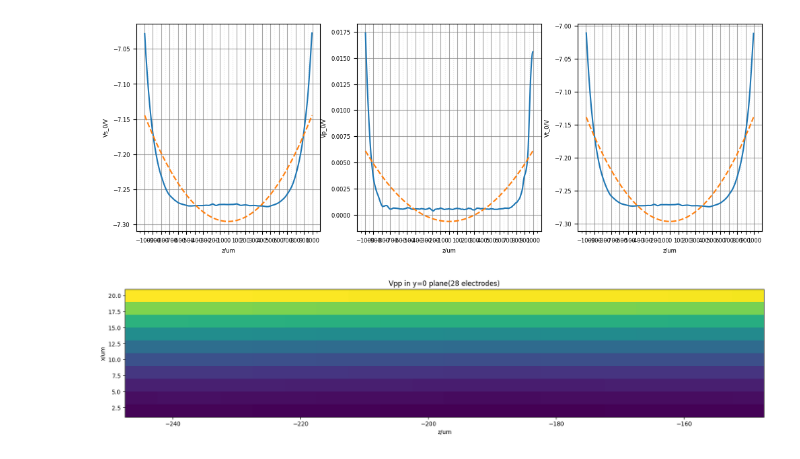
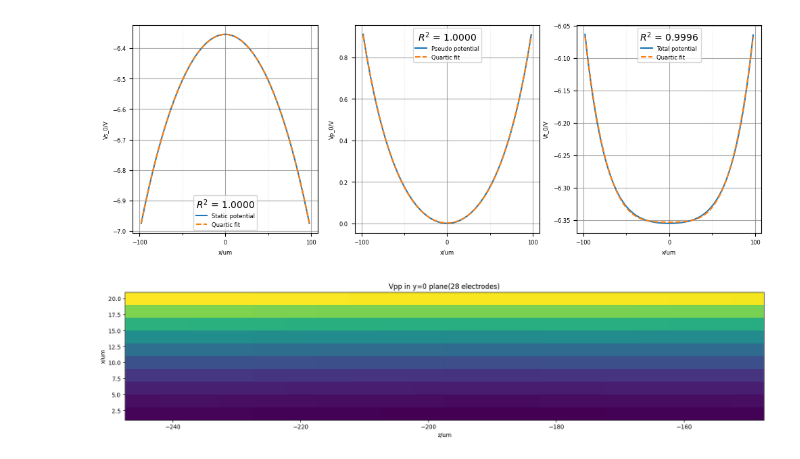
Before and after one commit to ylctql/ion-dynamic-simulation, a Jupyter notebook: src/field.ipynb, the cells around one changed output. Drawn from its saved outputs; the diff is of its cells as text; code cells hidden in the pictures.

```diff
--- a/src/field.ipynb
+++ b/src/field.ipynb
@@ -12,10 +12,10 @@ flag_smoothing=True #是否对导入的电势场格点数据做平滑化，如
 num_electrodes = 28
 if num_electrodes == 28:
     filename=os.path.join(dirname, "../../../data/monolithic20241118.csv") #文件名：导入的电势场格点数据
-    filename=os.path.join(dirname, "../../../data/28electrodes_sym_x60y40z1000_dx2dy2dz5.csv") #文件名：导入的电势场格点数据
-    filename=os.path.join(dirname, "../../../data/28electrodes_sym4_x100y50z1000_dx2dy2dz5_CM62.csv")
-    basis_filename=os.path.join(dirname, "electrode_basis_28.json")#文件名：自定义Basis设置 #可以理解为一种基矢变换，比如"U1"相当于电势场组合"esbe1"*0.5+"esbe1asy"*-0.5
-    config_name = "flat_28"
+    # filename=os.path.join(dirname, "../../../data/28electrodes_sym_x60y40z1000_dx2dy2dz5.csv") #文件名：导入的电势场格点数据
+    # filename=os.path.join(dirname, "../../../data/28electrodes_sym4_x100y50z1000_dx2dy2dz5_CM62.csv")
+    basis_filename=os.path.join(dirname, "electrode_basis.json")#文件名：自定义Basis设置 #可以理解为一种基矢变换，比如"U1"相当于电势场组合"esbe1"*0.5+"esbe1asy"*-0.5
+    config_name = "cpu_28"
 elif num_electrodes == 60:
     filename=os.path.join(dirname, "../../../data/60electrodes_sym4_x100y50z1000_dx2dy2dz5_CM62.csv")
     basis_filename=os.path.join(dirname, "electrode_basis_60.json")
@@ -38,7 +38,7 @@ from matplotlib.ticker import MultipleLocator
 shape = Vt.shape
 ls_label = ['x', 'y', 'z']
 
-bound = 1000
+bound = 100
 print("bound =", bound)
 
 scan_range = bound
@@ -59,11 +59,13 @@ def R2(x,y):
     '''
     return 1-np.sum((x-y)**2)/np.sum((y-np.mean(y))**2)
 
-def tf_scan(scan_id, ax_id, scan_loc=None, plot=False):
+def tf_scan(scan_id, ax_id, scan_loc=None, plot=False, fit_order=2):
     '''
     scan_id: The direction of scan
     ax_id: The direction of trap freq
     scan_loc: The location of current scan
+    plot: Whether to plot the fitting results
+    fit_order: Order of polynomial fit, 2 for quadratic, 4 for quartic
     '''
     id_list = [0, 1, 2]
     x = basis.coordinate_um[ax_id]
@@ -77,39 +79,77 @@ def tf_scan(scan_id, ax_id, scan_loc=None, plot=False):
         Vs_0 = np.take(np.take(Vs, [scan_loc], axis=scan_id), [int(np.ceil(shape[left]/2))], axis=left).flatten()
         Vp_0 = np.take(np.take(Vpp, [scan_loc], axis=scan_id), [int(np.ceil(shape[left]/2))], axis=left).flatten()
     Vt_0 = Vs_0 + Vp_0
-    ct = np.polyfit(x, Vt_0, 2)
-    ta, tb, tc = ct
+    ct = np.polyfit(x, Vt_0, fit_order)
+    # 提取二次项系数：对于二次拟合，ct = [a2, a1, a0]，二次项系数是 ct[0]
+    # 对于四次拟合，ct = [a4, a3, a2, a1, a0]，二次项系数是 ct[-3] = ct[2]
+    ta = ct[0] if fit_order == 2 else (ct[-3] if fit_order >= 2 else 0)
     if plot:
-        cs = np.polyfit(x, Vs_0, 2)
-        sa, sb, sc = cs
-        cp = np.polyfit(x, Vp_0, 2)
-        pa, pb, pc = cp
+        cs = np.polyfit(x, Vs_0, fit_order)
+        cp = np.polyfit(x, Vp_0, fit_order)
         Vs_fit = np.polyval(cs, x)
         Vp_fit = np.polyval(cp, x)
         Vt_fit = np.polyval(ct, x)
+
+        # 计算 R² 值
+        R2_Vs = R2(Vs_fit, Vs_0)
+        R2_Vp = R2(Vp_fit, Vp_0)
+        R2_Vt = R2(Vt_fit, Vt_0)
+
+        # 输出拟合结果
+        print("=" * 60)
+        print(f"拟合模式 - {ls_label[ax_id]} 方向 ({'二次' if fit_order == 2 else '四次'}拟合)")
+        print("=" * 60)
+
+        # 格式化拟合系数输出
+        def format_poly(coeffs, order):
+            """格式化多项式系数为字符串"""
+            if order == 2:
+                return f"y = {coeffs[0]:.6e}x² + {coeffs[1]:.6e}x + {coeffs[2]:.6e}"
+            else:  # order == 4
+                return f"y = {coeffs[0]:.6e}x⁴ + {coeffs[1]:.6e}x³ + {coeffs[2]:.6e}x² + {coeffs[3]:.6e}x + {coeffs[4]:.6e}"
+
+        print("\n静态势场 (Vs) 拟合结果:")
+        print(f"  拟合函数: {format_poly(cs, fit_order)}")
+        print(f"  R² = {R2_Vs:.6f}")
+
+        print("\n赝势场 (Vpp) 拟合结果:")
+        print(f"  拟合函数: {format_poly(cp, fit_order)}")
+        print(f"  R² = {R2_Vp:.6f}")
+
+        print("\n总势场 (Vt) 拟合结果:")
+        print(f"  拟合函数: {format_poly(ct, fit_order)}")
+        print(f"  R² = {R2_Vt:.6f}")
+
+        # 计算阱频
+        trap_freq = np.sqrt(2*ta/configure.m*configure.ec) / (2*np.pi)  # 转换为 MHz
+        print(f"\n阱频 (从二次项系数计算):")
+        print(f"  f{ls_label[ax_id]} = {trap_freq:.6f} MHz")
+        print("=" * 60)
+
         fig, ax = plt.subplots(1,3,figsize=(12,4))
         mask = (x>=-bound) & (x<=bound)
-        ax[0].plot(x[mask], Vs_0[mask],label='Static potential')
-        ax[0].plot(x[mask], Vs_fit[mask],label='Quadratic fit', linestyle='--')
-        ax[1].plot(x[mask], Vp_0[mask],label='Pseudo potential')
-        ax[1].plot(x[mask], Vp_fit[mask],label='Quadratic fit', linestyle='--')
-        ax[2].plot(x[mask], Vt_0[mask],label='Total potential')
-        ax[2].plot(x[mask], Vt_fit[mask],label='Quadratic fit', linestyle='--')
+        fit_label = 'Quadratic fit' if fit_order == 2 else 'Quartic fit'
+        ax[0].plot(x[mask], Vs_0[mask], label='Static potential')
+        ax[0].plot(x[mask], Vs_fit[mask], label=fit_label, linestyle='--')
+        ax[1].plot(x[mask], Vp_0[mask], label='Pseudo potential')
+        ax[1].plot(x[mask], Vp_fit[mask], label=fit_label, linestyle='--')
+        ax[2].plot(x[mask], Vt_0[mask], label='Total potential')
+        ax[2].plot(x[mask], Vt_fit[mask], label=fit_label, linestyle='--')
         ax[0].set_xlabel('%s/um'%(ls_label[ax_id]), fontsize=fontsize)
         ax[0].set_ylabel('Vs_0/V', fontsize=fontsize)
         ax[0].tick_params(axis='x', labelsize=fontsize)
         ax[0].tick_params(axis='y', labelsize=fontsize)
-        # ax[0].legend(title=f'$R^2$ = {R2(Vs_fit, Vs_0):.4f}\n y = {sa:.2e}x² + {sb:.2e}x + {sc:.2e}')
+        ax[0].legend(title=f'$R^2$ = {R2_Vs:.4f}', fontsize=fontsize)
         ax[1].set_xlabel('%s/um'%(ls_label[ax_id]), fontsize=fontsize)
         ax[1].set_ylabel('Vp_0/V', fontsize=fontsize)
         ax[1].tick_params(axis='x', labelsize=fontsize)
         ax[1].tick_params(axis='y', labelsize=fontsize)
-        # ax[1].legend(title=f'$R^2$ = {R2(Vp_fit, Vp_0):.4f} \n y = {pa:.2e}x² + {pb:.2e}x + {pc:.2e}')
+        ax[1].legend(title=f'$R^2$ = {R2_Vp:.4f}', fontsize=fontsize)
         ax[2].set_xlabel('%s/um'%(ls_label[ax_id]), fontsize=fontsize)
         ax[2].set_ylabel('Vt_0/V', fontsize=fontsize)
         ax[2].tick_params(axis='x', labelsize=fontsize)
         ax[2].tick_params(axis='y', labelsize=fontsize)
-        # ax[2].legend(title=f'$R^2$ = {R2(Vt_fit, Vt_0):.4f} \n y = {ta:.2e}x² + {tb:.2e}x + {tc:.2e}')
+        ax[2].legend(title=f'$R^2$ = {R2_Vt:.4f}', fontsize=fontsize)
         for i in range(3):
             ax[i].set_xticks(np.arange(-scan_range, scan_range+tick_stride, tick_stride))
             ax[i].xaxis.set_minor_locator(MultipleLocator(minor_stride))
@@ -118,15 +158,20 @@ def tf_scan(scan_id, ax_id, scan_loc=None, plot=False):
     return np.sqrt(2*ta/configure.m*configure.ec)
 # consider wy in z direction
 
-ax_id, scan_id = 0, 2
-ax_id = scan_id = 2
+# 选择拟合阶数：2 为二次拟合，4 为四次拟合
+fit_order = 4  # 可以改为 4 使用四次拟合
+
+# ax_id, scan_id = 0, 2
+ax_id = scan_id = 0
 if ax_id == scan_id:
-    tf_scan(scan_id, ax_id, plot=True)
+    # 拟合模式：绘制 Vs, Vpp, Vt 在该方向的分布并进行拟合
+    tf_scan(scan_id, ax_id, plot=True, fit_order=fit_order)
 else:
+    # 扫描模式：计算 ax_id 方向的阱频随 scan_id 坐标的扫描结果
     mask = (basis.coordinate_um[scan_id]>=-bound) & (basis.coordinate_um[scan_id]<=bound)
     wy = np.zeros(shape[scan_id])
     for z_id in range(shape[scan_id]):
-        wy[z_id] = tf_scan(scan_id, ax_id, z_id)/(2*np.pi)
+        wy[z_id] = tf_scan(scan_id, ax_id, z_id, plot=False, fit_order=fit_order)/(2*np.pi)
     plt.plot(basis.coordinate_um[scan_id][mask], wy[mask])
     plt.xlabel("%s/um"%ls_label[scan_id])
     plt.ylabel("f%s/MHz"%ls_label[ax_id])
@@ -149,4 +201,4 @@ bound = 1000
-[figure, old version]
+[figure, new version]
 # %%
 coord_x = basis.coordinate_um[0]
 coord_y = basis.coordinate_um[1]
```
Also changed, not shown: parts of 2 cells of this notebook, 16 other files.
